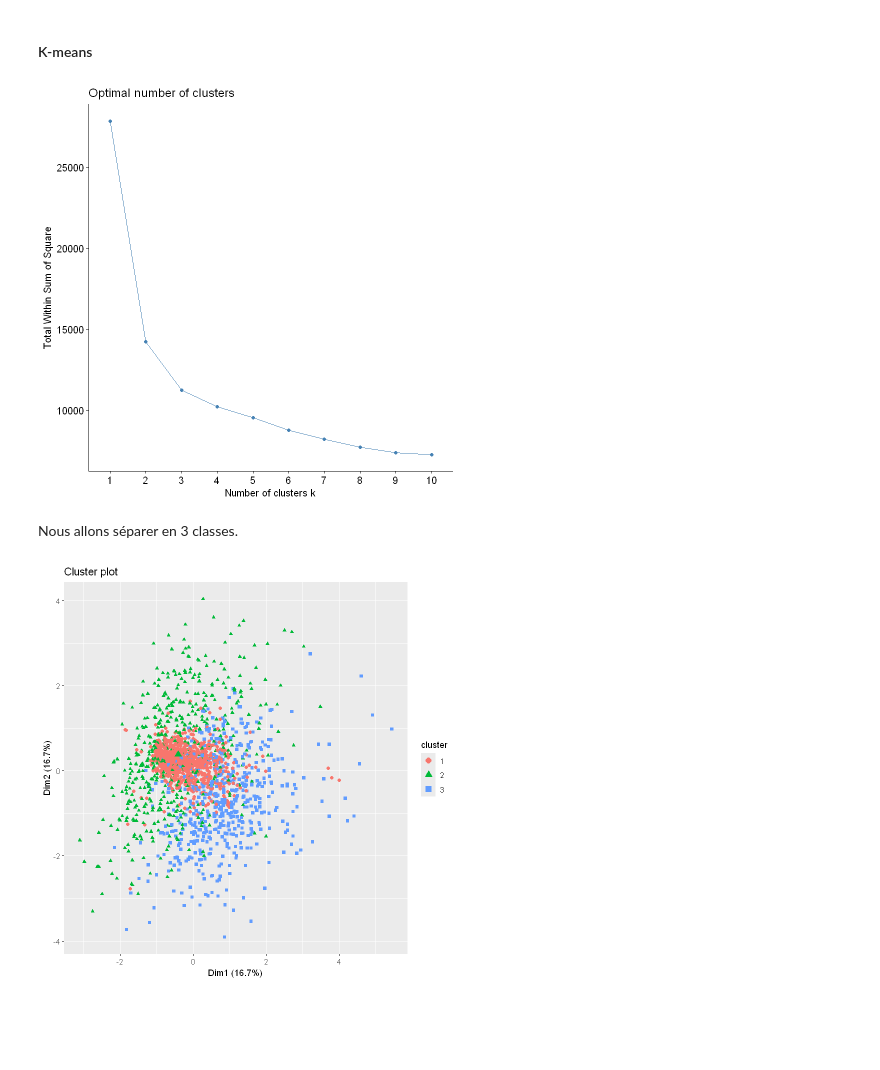
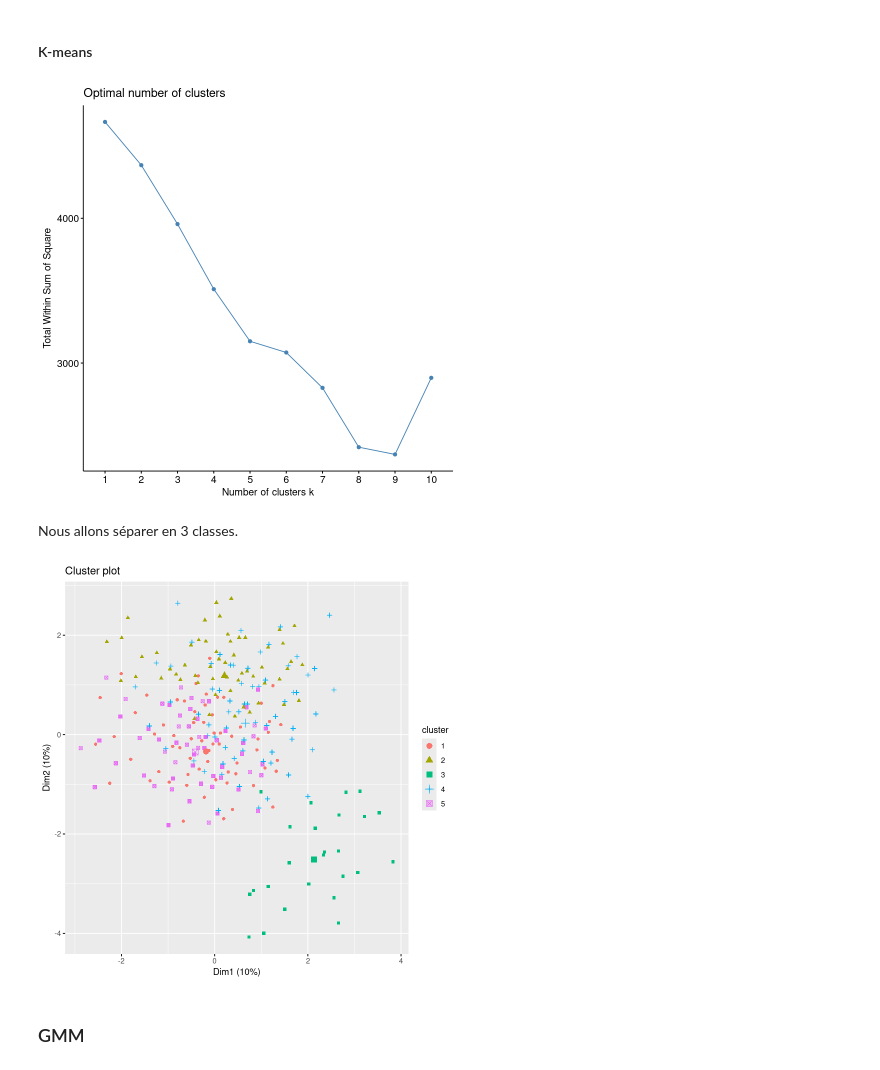
Before and after one commit to Emaglp/Data_Analysis, a Jupyter notebook: JL_R_.ipynb, the cells around one changed output. Saved outputs shown, nothing was run; the diff lists cells and outputs as text; code cells hidden in the pictures; blank space fills up the shorter version.

```diff
--- a/JL_R_.ipynb
+++ b/JL_R_.ipynb
@@ -197,5 +187,12 @@ data[, "Response"] <- as.factor(data[, "Response"])
 # %%
 #on transforme la variable Dt_Customer en Date
 data[,"Dt_Customer"] <- as.Date(data$Dt_Customer, format = "%d-%m-%Y")
-summary(data$Dt_Customer)
+#nombre de jours depuis le 01-01-2015
+data$Customer_Since_Months <- as.numeric(difftime(as.Date("2015-01-01"), data$Dt_Customer,units = "days")) / 30.44
+#catégories d'ancienneté
+data$Customer_Dt_Category <- cut(data$Customer_Since_Months,
+                             breaks = c(-Inf, 12, 24, Inf),
+                          labels = c("Récent", "Moyen", "Ancien"))
+boxplot(data$Customer_Since_Months)
+summary(data)
 # %% [output]
@@ -649,0 +655,9 @@ L'objectif est de créer des profils types de clients.
+# %%
+# Créer data_qual sans NA
+data_qual <- na.omit(data_clean[, c("Education", "Marital_Status", "Age_Categorie", "Enfant", "Customer_Dt_Category")])
+
+# Refaire AMC
+mca <- MCA(data_qual, graph = FALSE, ncp = 10)
+
+# le scree plot pour visualiser la chute des valeurs propres
+fviz_screeplot(mca, addlabels = TRUE, ylim = c(0, 50))
@@ -650,16 +682,19 @@ L'objectif est de créer des profils types de clients.
 # %% [markdown]
 #### K-means
 # %%
-data_kmeans <- acp$ind$coord[, 1:6]
+#on a gardé 5 dimensions
+data_kmeans <- mca$ind$coord
 
 # Elbow method pour choisir k optimal
 fviz_nbclust(data_kmeans, kmeans, method = "wss")
 # %% [output]
-[figure, old version]
+[figure, new version]
 # %% [markdown]
 Nous allons séparer en  3 classes.
 # %%
-res_km <- kmeans(data_kmeans, centers = 3, nstart = 42)
+res_km <- kmeans(data_kmeans, centers = 5, nstart = 42)
 fviz_cluster(list(data = data_kmeans, cluster = res_km$cluster), geom = "point",ellipse = FALSE)
 # %% [output]
-[figure, old version]
+[figure, new version]
+# %% [markdown]
+### GMM
```
Also changed, not shown: parts of 57 cells of this notebook.
